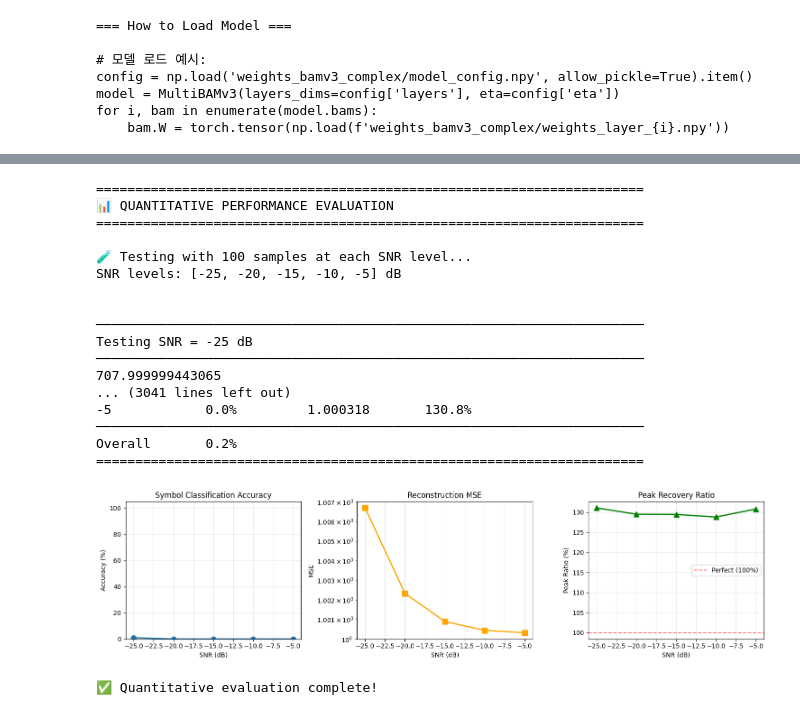
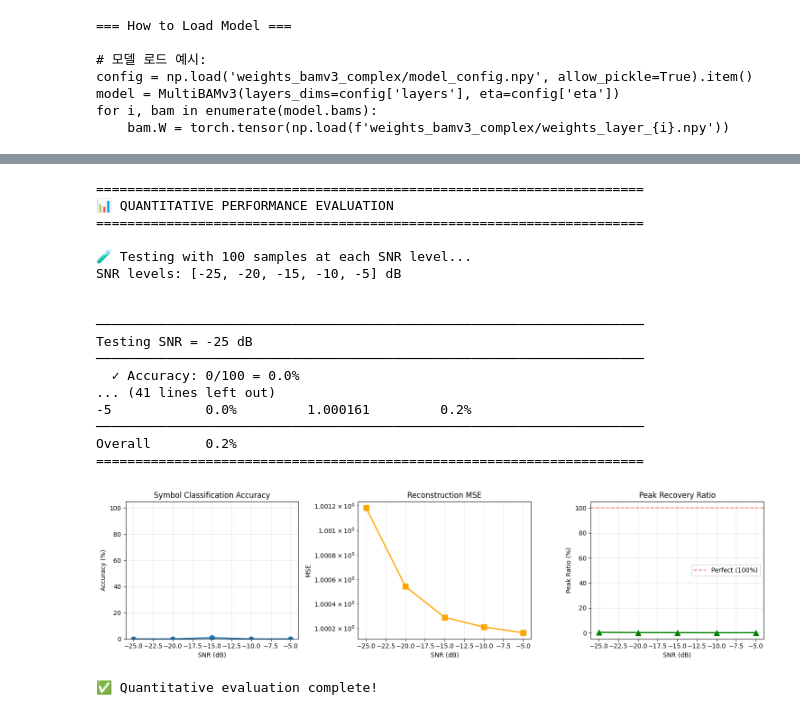
Before and after one commit to gwon9906/LoRa-bam-reconstruction, a Jupyter notebook: Model-experiment-v3/training.ipynb, the cells around one changed output, grey strips where cells are left out. Drawn from its saved outputs; the diff is of its cells as text; code cells hidden in the pictures.

```diff
--- a/Model-experiment-v3/training.ipynb
+++ b/Model-experiment-v3/training.ipynb
@@ -30,7 +30,7 @@ print(utils.my_lora_utils.__file__)
 
 from scipy.signal import spectrogram, istft
 
-def generate_complex_spectrogram(iq_signal, fs, bw=250_000, nperseg=128, noverlap=64, nfft=512):
+def generate_complex_spectrogram(iq_signal, fs, bw=250_000, nperseg=192, noverlap=144, nfft=512):
     """
     복소 IQ 신호로부터 Complex 스펙트로그램 생성 (Phase 정보 보존)
 
@@ -438,7 +437,18 @@ _, iq_reconstructed = istft(
     input_onesided=False
 )
 
-print(f"✅ IQ signal reconstructed (before scaling): {iq_reconstructed.shape}")
+print(f"✅ IQ signal reconstructed (before resampling): {iq_reconstructed.shape}")
+
+# 🔧 길이 보정: Resample (Zero-padding 대신!)
+from scipy.signal import resample
+target_len = len(clean_iq)  # 원본 LoRa symbol 길이 (2048)
+if len(iq_reconstructed) != target_len:
+    original_len = len(iq_reconstructed)
+    iq_reconstructed = resample(iq_reconstructed, target_len)
+    print(f"   🔧 Resampled: {original_len} → {target_len} samples (Sinc interpolation)")
+else:
+    print(f"   ✅ Length already matches: {target_len} samples")
+
 print(f"   Energy before scaling: |mean|={np.abs(iq_reconstructed).mean():.6f}, |max|={np.abs(iq_reconstructed).max():.6f}")
 
 # 8. 에너지 정규화 (Energy Normalization) ⭐
@@ -691,17 +676,15 @@ for snr in TEST_SNR_LEVELS:
             input_onesided=False
         )
 
-        # 길이 맞추기
+        # 길이 맞추기 (Resample)
         target_len = len(clean_iq_test)
-        if len(iq_restored) < target_len:
-            iq_restored = np.pad(iq_restored, (0, target_len - len(iq_restored)), mode='constant')
-        elif len(iq_restored) > target_len:
-            iq_restored = iq_restored[:target_len]
+        if len(iq_restored) != target_len:
+            iq_restored = resample(iq_restored, target_len)
 
         # 7. Dechirp
         try:
-            code_clean, peak_clean = estimate_symbol_custom(clean_iq_test, "clean", sf, fs, bw, tresshold=0)
-            code_restored, peak_restored = estimate_symbol_custom(iq_restored, "restored", sf, fs, bw, tresshold=0)
+            code_clean, peak_clean = estimate_symbol_custom(clean_iq_test, "clean", sf, fs, bw)
+            code_restored, peak_restored = estimate_symbol_custom(iq_restored, "restored", sf, fs, bw)
 
             # 정확도 체크
             if code_restored == test_sym:
@@ -780,35 +763,35 @@ plt.yscale('log')
 # 3. Peak Ratio vs SNR
 plt.subplot(1, 3, 3)
 peaks = [np.mean(results[snr]['peak_ratio']) * 100 for snr in snrs]
 plt.plot(snrs, peaks, '^-', linewidth=2, markersize=8, color='green')
 plt.xlabel('SNR (dB)')
 plt.ylabel('Peak Ratio (%)')
 plt.title('Peak Recovery Ratio')
 plt.grid(True, alpha=0.3)
 plt.axhline(y=100, color='r', linestyle='--', alpha=0.5, label='Perfect (100%)')
 plt.legend()
 
 plt.tight_layout()
 plt.show()
 
 print(f"\n✅ Quantitative evaluation complete!")
 # %% [output]
 ======================================================================
 📊 QUANTITATIVE PERFORMANCE EVALUATION
 ======================================================================
 
 🧪 Testing with 100 samples at each SNR level...
 SNR levels: [-25, -20, -15, -10, -5] dB
 
 
 ──────────────────────────────────────────────────────────────────────
 Testing SNR = -25 dB
 ──────────────────────────────────────────────────────────────────────
-707.999999443065
-... (3041 lines left out)
--5            0.0%         1.000318       130.8%
+  ✓ Accuracy: 0/100 = 0.0%
+... (41 lines left out)
+-5            0.0%         1.000161         0.2%
 ──────────────────────────────────────────────────────────────────────
 Overall       0.2%
 ======================================================================
-[figure, old version]
+[figure, new version]
 ✅ Quantitative evaluation complete!
```
Also changed, not shown: parts of 5 cells of this notebook, 9 other files.
